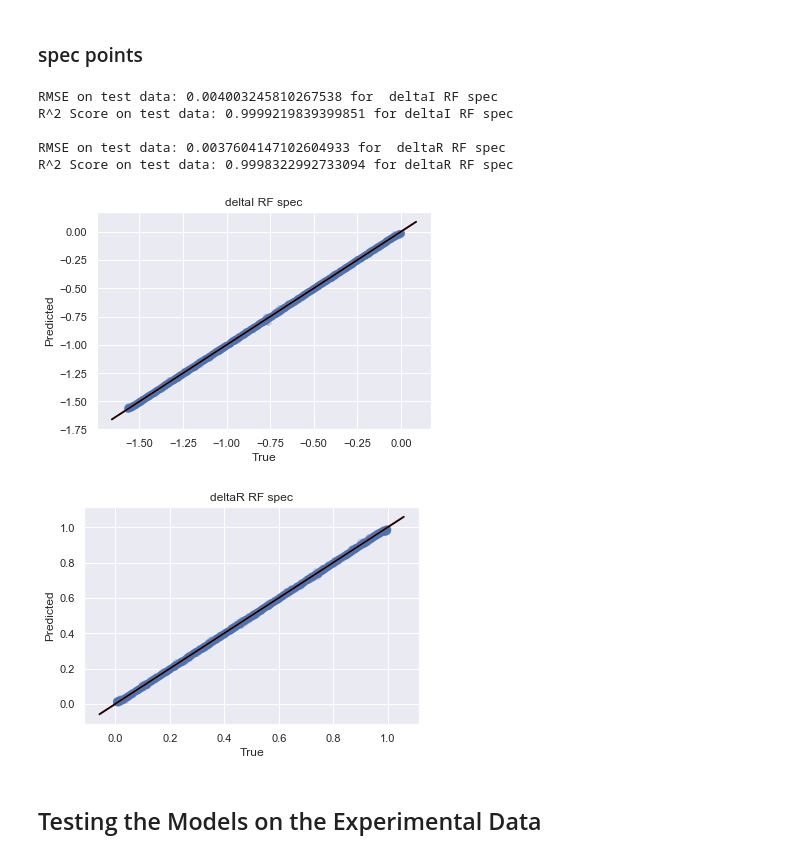
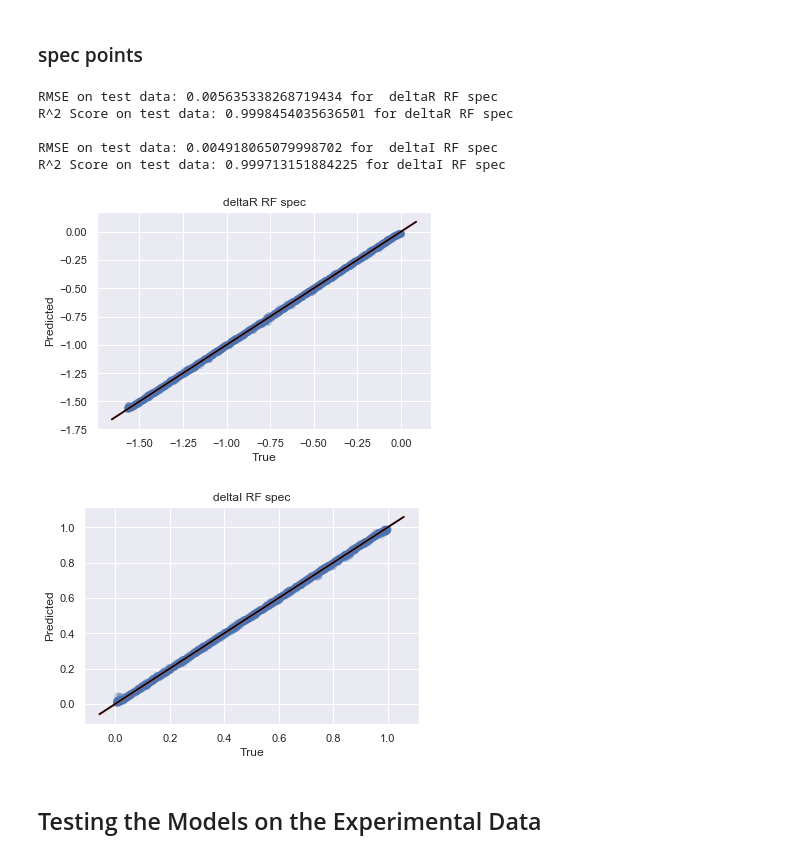
Before and after one commit to gomeslab/DS_ResearchProject_ND, a Jupyter notebook: Hex_RF.ipynb, the cells around one changed output. Drawn from its saved outputs; the diff is of its cells as text; code cells hidden in the pictures.

```diff
--- a/Hex_RF.ipynb
+++ b/Hex_RF.ipynb
@@ -110,8 +110,8 @@ col_names = ['deltaR', 'deltaI'] + energy_names # this would be used if we didn'
 data = pd.read_csv('Training_Data/Hexagon/J_HexTrainData_1.csv', header = None, names = col_names)
 
 # Making combination data peak info + spec points
-X = data.drop(['deltaI', 'deltaR'], axis = 1)
-Y = data[['deltaI', 'deltaR']]
+X = data.drop(['deltaR', 'deltaI'], axis = 1)
+Y = data[['deltaR', 'deltaI']]
 # %%
 # Splitting Training and Testing Data
 ts1 = 0.3
@@ -182,23 +182,23 @@ features_sp_DT_sorted = features_sp_DT.sort_values('Spec - DT', ascending = Fals
 ### spec points
 # %%
 rs = 42
-regr_RF_sp = RandomForestRegressor(max_depth = 40, n_estimators = 30, random_state=rs)
+regr_RF_sp = RandomForestRegressor(max_depth = 20, n_estimators = 10, max_features= 400, random_state=rs)
 
 model_RF_sp = regr_RF_sp.fit(X_train, Y_train)
 
 predictions_RF_sp = model_RF_sp.predict(X_test)
 
-plotSummary(Y_test['deltaI'], predictions_RF_sp[:,0], 'deltaI RF spec')
-plotSummary(Y_test['deltaR'], predictions_RF_sp[:,1], 'deltaR RF spec')
+plotSummary(Y_test['deltaR'], predictions_RF_sp[:,0], 'deltaR RF spec')
+plotSummary(Y_test['deltaI'], predictions_RF_sp[:,1], 'deltaI RF spec')
 #plotSummary(Y_test['scale factor'], predictions_RF_sp[:,2], 'scale factor RF spec')
 # %% [output]
-RMSE on test data: 0.004003245810267538 for  deltaI RF spec
-R^2 Score on test data: 0.9999219839399851 for deltaI RF spec
+RMSE on test data: 0.005635338268719434 for  deltaR RF spec
+R^2 Score on test data: 0.9998454035636501 for deltaR RF spec
 
-RMSE on test data: 0.0037604147102604933 for  deltaR RF spec
-R^2 Score on test data: 0.9998322992733094 for deltaR RF spec
+RMSE on test data: 0.004918065079998702 for  deltaI RF spec
+R^2 Score on test data: 0.999713151884225 for deltaI RF spec
-[figure, old version]
+[figure, new version]
-[figure, old version]
+[figure, new version]
 # %%
 # spec info random forest feature importances
 FI_sp_RF = pd.DataFrame(regr_RF_sp.feature_importances_.T, columns = ['Spec - RF'])
```
Also changed, not shown: parts of 4 cells of this notebook, 1 other file.
